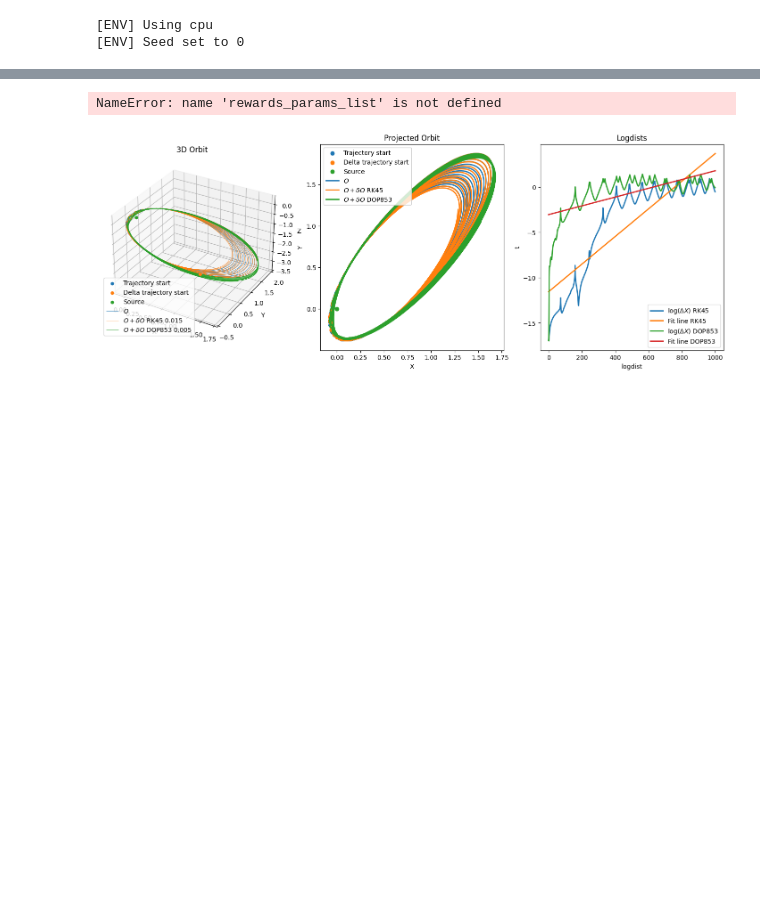
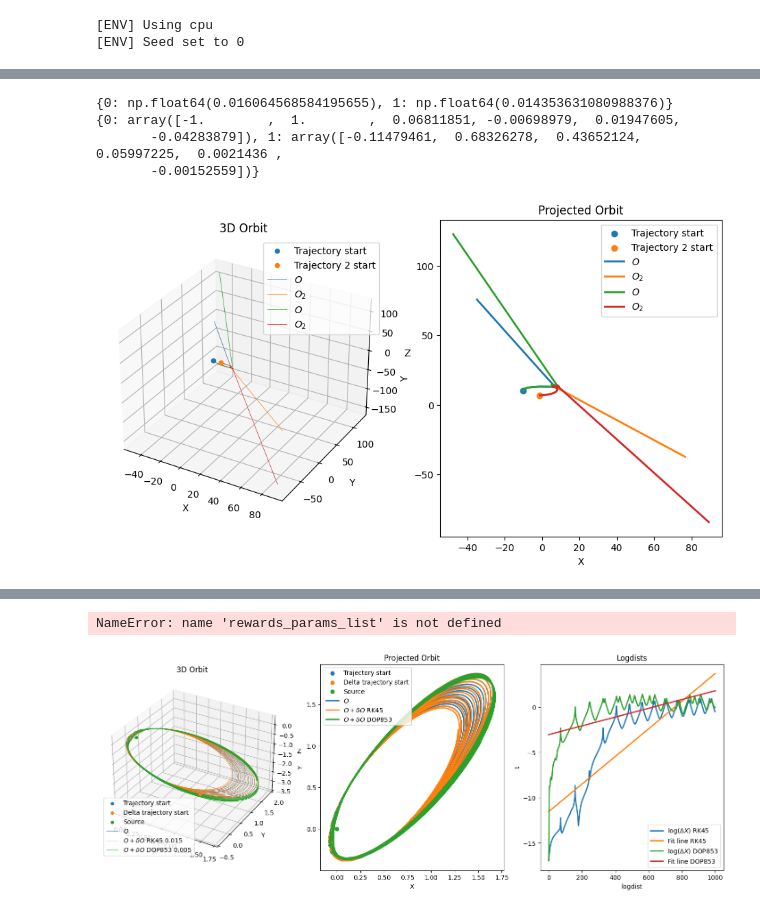
Before and after one commit to anirudhshankar99/ContinuousRL, a Jupyter notebook: Dynamics/test_models_leapfrog.ipynb, the cells around one changed output, grey strips where cells are left out. Saved outputs shown, nothing was run; the diff lists cells and outputs as text; code cells hidden in the pictures; blank space fills up the shorter version.

```diff
--- a/Dynamics/test_models_leapfrog.ipynb
+++ b/Dynamics/test_models_leapfrog.ipynb
@@ -114,6 +120,6 @@ Text(0, 0.5, 'Y')
 # %%
 def result_to_init(i):
-    return {agent:result_init_params[agent][:,i] for agent in range(env.num_agents)}
+    return {agent:(result_init_params[agent][:,i]) / env.high for agent in range(env.num_agents)}
 # %%
 plot_from_init(result_to_init(0))
 # %% [output]
@@ -124,0 +139,8 @@ plot_from_init(result_to_init(1))
+# %%
+plot_from_init(result_to_init(5))
+# %% [output]
+{0: np.float64(0.016064568584195655), 1: np.float64(0.014353631080988376)}
+{0: array([-1.        ,  1.        ,  0.06811851, -0.00698979,  0.01947605,
+       -0.04283879]), 1: array([-0.11479461,  0.68326278,  0.43652124,  0.05997225,  0.0021436 ,
+       -0.00152559])}
+[figure, added]
```
Also changed, not shown: parts of 8 cells of this notebook, 2 other files.
